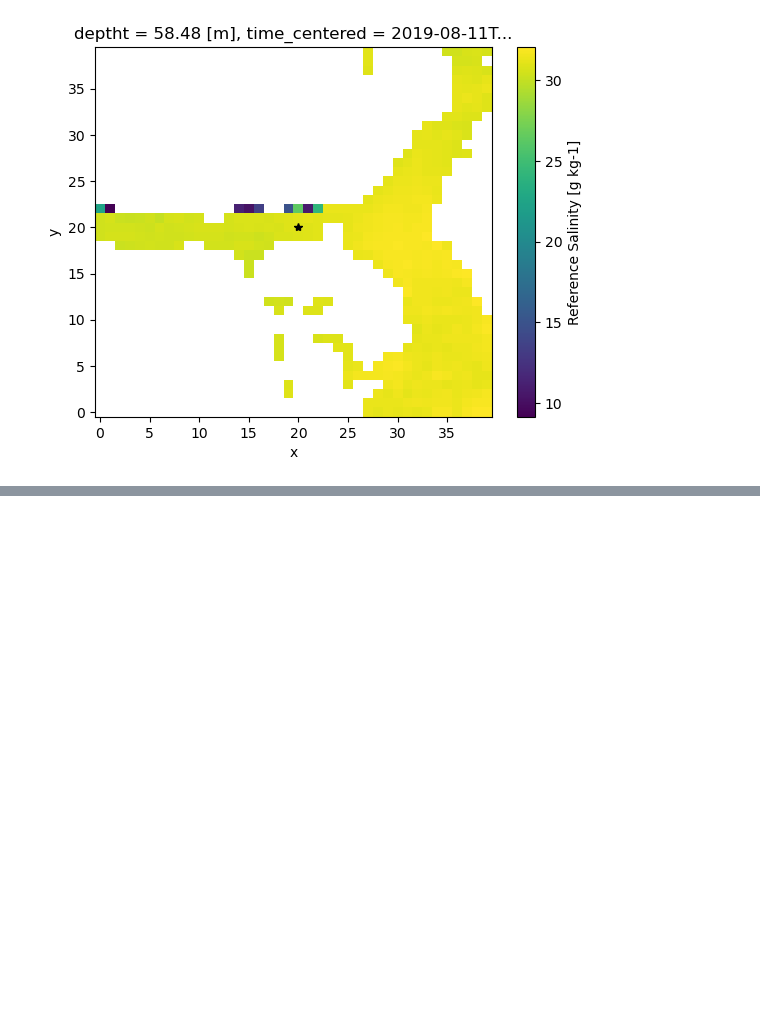
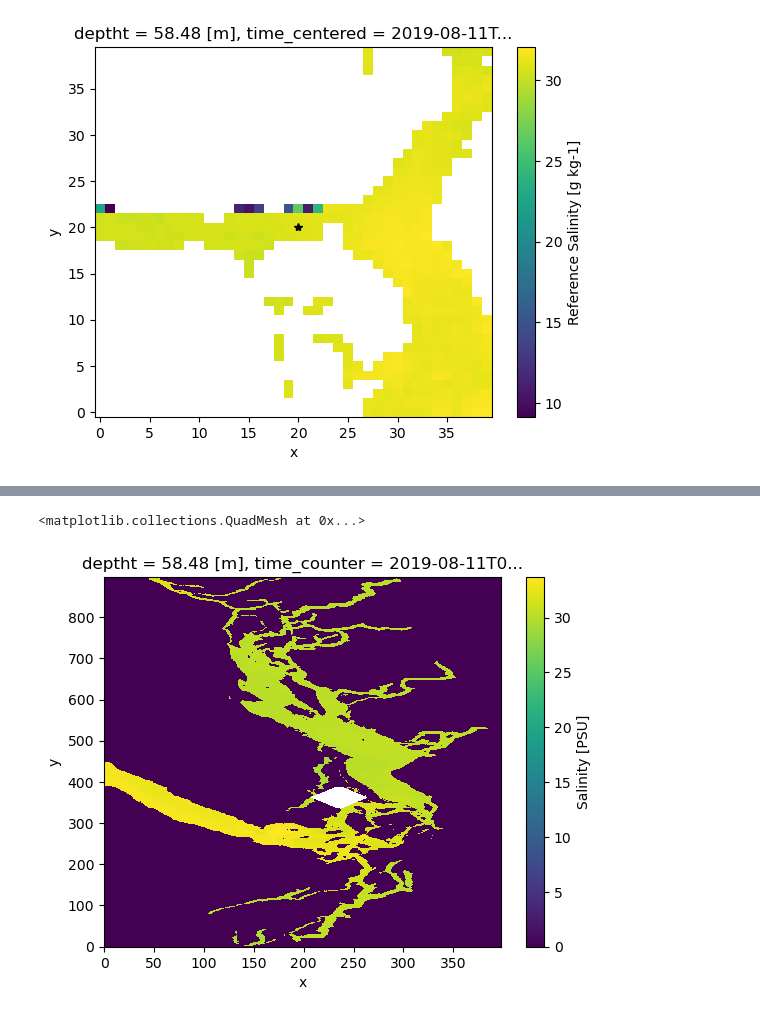
Before and after one commit to SalishSeaCast/analysis-susan, a Jupyter notebook: notebooks/Tall/Tall_1ts.ipynb, the cells around one changed output, grey strips where cells are left out. Saved outputs shown, nothing was run; the diff lists cells and outputs as text; code cells hidden in the pictures; blank space fills up the shorter version.

```diff
--- a/notebooks/Tall/Tall_1ts.ipynb
+++ b/notebooks/Tall/Tall_1ts.ipynb
@@ -37,0 +110,5 @@ plt.plot(ss, ss, 'k*');
+# %%
+abort.vosaline[0, ik].plot()
+# %% [output]
+<matplotlib.collections.QuadMesh at 0x...>
+[figure, added]
```
Also changed, not shown: parts of 33 cells of this notebook.
